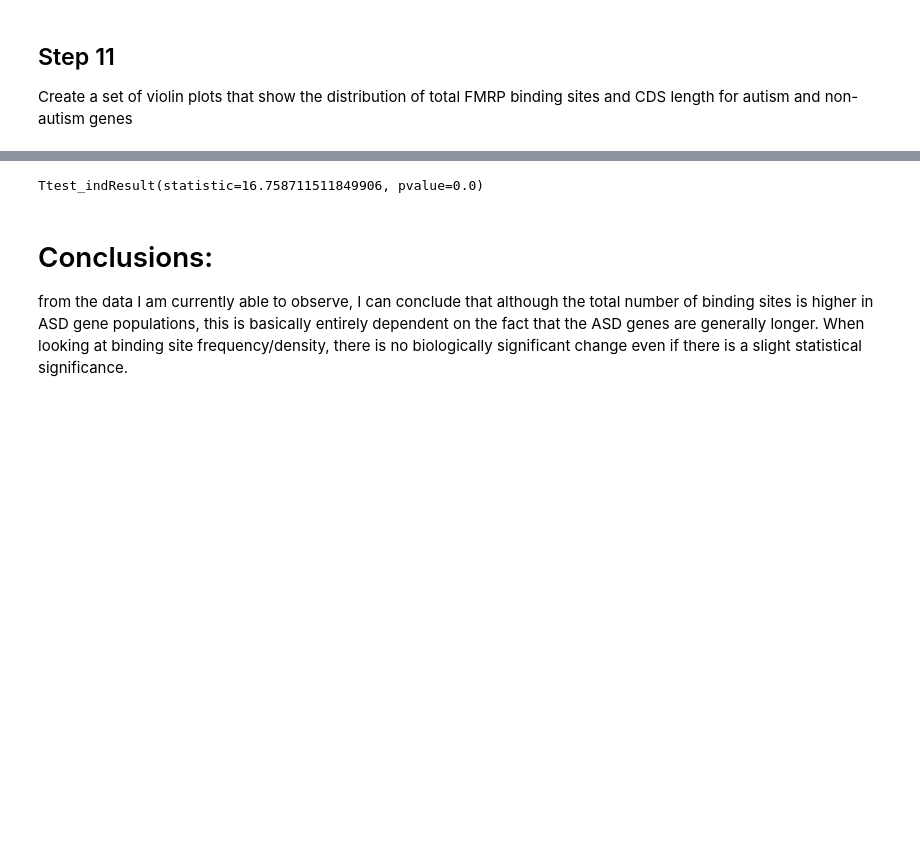
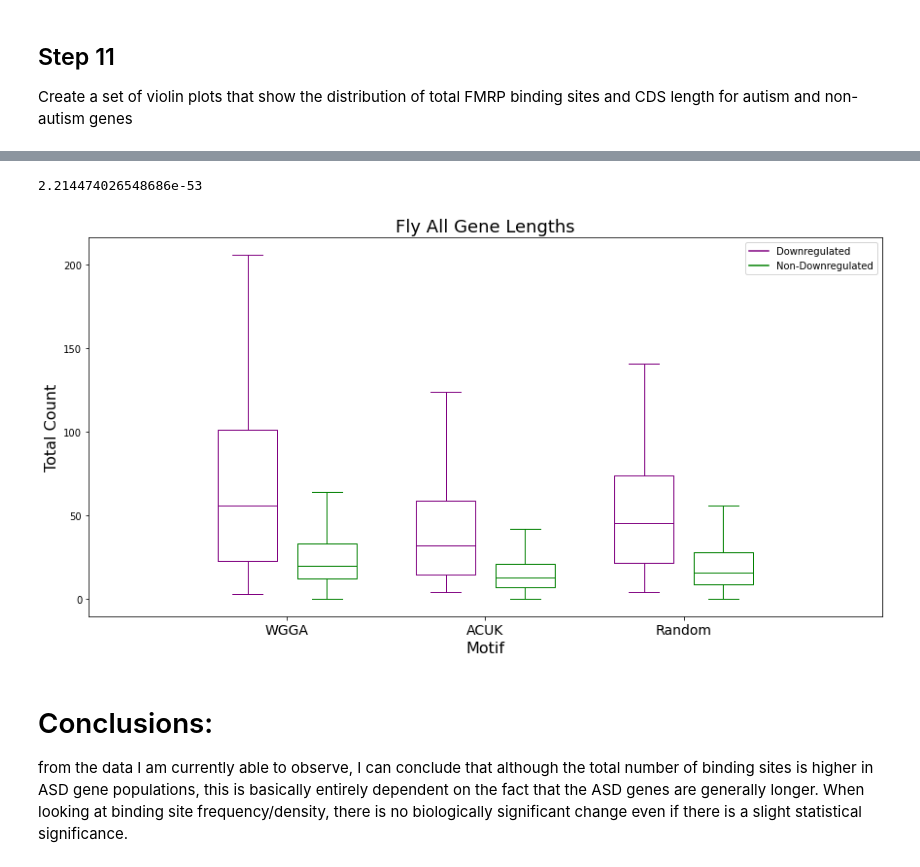
Before and after one commit to Raif-fl/measuring_binding_domains, a Jupyter notebook: notebooks/dmel_analysing_sequences.ipynb, the cells around one changed output, grey strips where cells are left out. Saved outputs shown, nothing was run; the diff lists cells and outputs as text; code cells hidden in the pictures; blank space fills up the shorter version.

```diff
--- a/notebooks/dmel_analysing_sequences.ipynb
+++ b/notebooks/dmel_analysing_sequences.ipynb
@@ -32,7 +32,7 @@ define the paths to our reference genome and annotation files as well as the pat
 # %%
 reference_path = "/home/keeganfl/Desktop/Work_Fall_2021/Protocol_test/genome/dmel/"
 data_path = "/home/keeganfl/Desktop/measuring_binding_domains/data/"
-figure_path = "/home/keeganfl/Desktop/measuring_binding_domains/Q20/Figures/"
+figure_path = "/home/keeganfl/Desktop/measuring_binding_domains/Q20/reworked_figures/"
 table_path = "/home/keeganfl/Desktop/measuring_binding_domains/Q20/Tables/"
 # %% [markdown]
 ## Step 4:
@@ -76,4 +103,10 @@ Load up the list of APRIS genes. This list will include the transcript IDs of al
 # %%
 # Load up the Apris genes.
 prin_trans = pd.read_csv(data_path + "apris_fly_data.txt", names = ["gene_name", "???", "gene_id", "rank"])
+
+# Remove the extra decimal point from the gene ids so that the gene IDs are the same.
+gene_ids = []
+for i in prin_trans.gene_id:
+    gene_ids.append(i.split('.',1)[0])
+prin_trans.gene_id = gene_ids
 # %%
@@ -285,11 +329,56 @@ fig.savefig(save_path + "fly_total_motifs.pdf")
 # %%
-# Use the permutation test to determine if the total FMRP binding sites and length
-# Are significantly different between all other genes.
-test = stats.ttest_ind(downreg_genes.total_all, non_downreg_genes.total_all, equal_var = True,
-                nan_policy = "omit", permutations = 3000)
-print(test)
+# Use the permutation test to determine if the FMRP binding site density is significantly
+# different for ASD genes.
+total_count_p_list = []
+for downreg, non_downreg in zip(downreg_list, non_downreg_list):
+
+    test = stats.ttest_ind(downreg.total_all, non_downreg.total_all, equal_var = True,
+                nan_policy = "omit")
+
+    total_count_p_list.append(test[1])
-# %% [output]
-Ttest_indResult(statistic=16.758711511849906, pvalue=0.0)
+# %%
+total_count_p_list[5]
+# %% [output]
+2.214474026548686e-53
+# %%
+downreg_total_list = [downreg_list[1].total_all,
+                     downreg_list[2].total_all,
+                     downreg_list[5].total_all]
+other_total_list = [non_downreg_list[1].total_all,
+                     non_downreg_list[2].total_all,
+                     non_downreg_list[5].total_all]
+# %%
+ticks = ["WGGA", "ACUK", "Random"]
+
+def set_box_color(bp, color):
+    plt.setp(bp['boxes'], color=color)
+    plt.setp(bp['whiskers'], color=color)
+    plt.setp(bp['caps'], color=color)
+    plt.setp(bp['medians'], color=color)
+
+plt.figure(figsize = (12,6))
+
+bpl = plt.boxplot(downreg_total_list, positions=np.array(range(len(downreg_total_list)))*2.0-0.4, sym='', widths=0.6)
+bpr = plt.boxplot(other_total_list, positions=np.array(range(len(other_total_list)))*2.0+0.4, sym='', widths=0.6)
+set_box_color(bpl, "purple") # colors are from http://colorbrewer2.org/
+set_box_color(bpr, 'green')
+
+# draw temporary red and blue lines and use them to create a legend
+plt.plot([], c="purple", label='Downregulated')
+plt.plot([], c='green', label='Non-Downregulated')
+plt.legend()
+
+plt.xticks(range(0, len(ticks) * 2, 2), ticks, fontsize = 14)
+plt.xlim(-2, len(ticks)*2)
+plt.tight_layout()
+plt.savefig('boxcompare.png')
+plt.ylabel("Total Count", fontsize = 16)
+plt.xlabel("Motif", fontsize = 16)
+plt.title("Fly All Gene Lengths", fontsize = 18)
+
+plt.savefig(figure_path + "fly_total_count.pdf")
+# %% [output]
+[figure, added]
 # %% [markdown]
 # Conclusions:
 from the data I am currently able to observe, I can conclude that although the total number of binding sites is higher in ASD gene populations, this is basically entirely dependent on the fact that the ASD genes are generally longer. When looking at binding site frequency/density, there is no biologically significant change even if there is a slight statistical significance.
```
Also changed, not shown: parts of 24 cells of this notebook, 35 other files.
